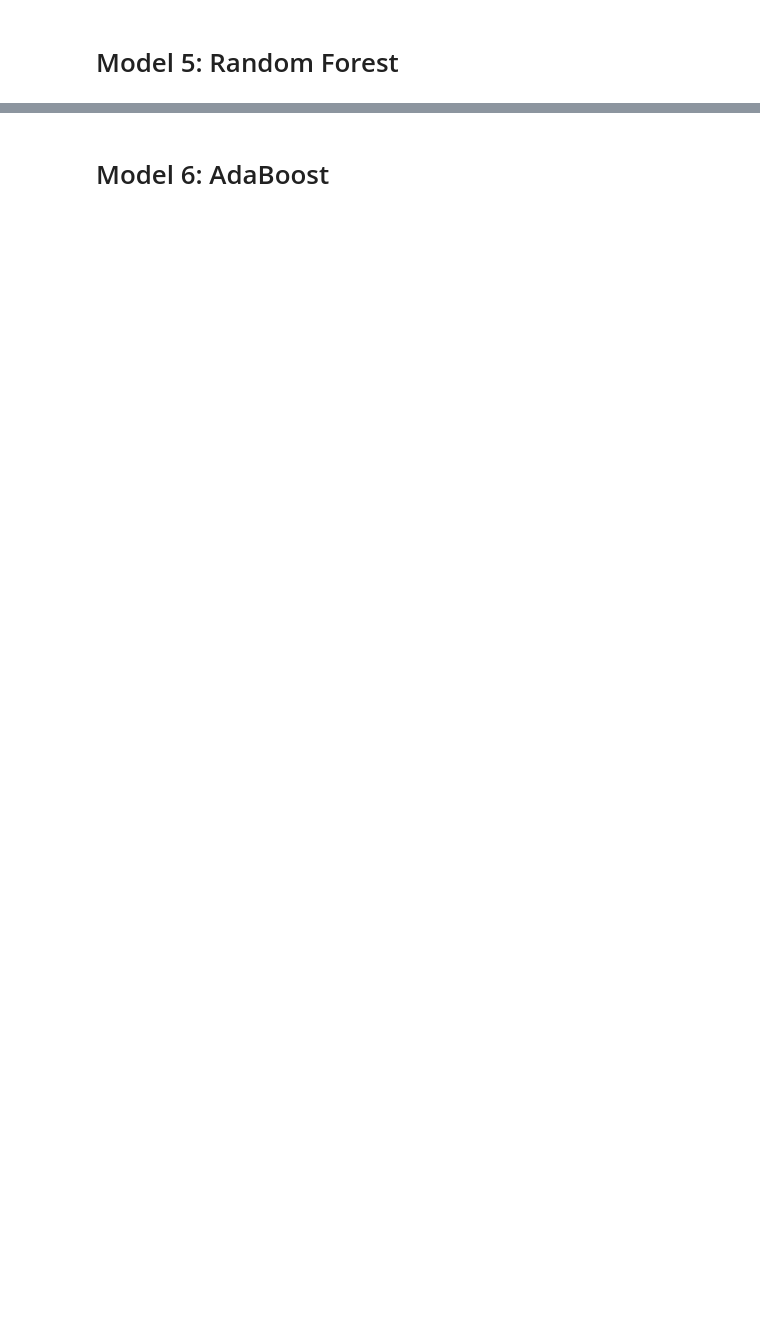
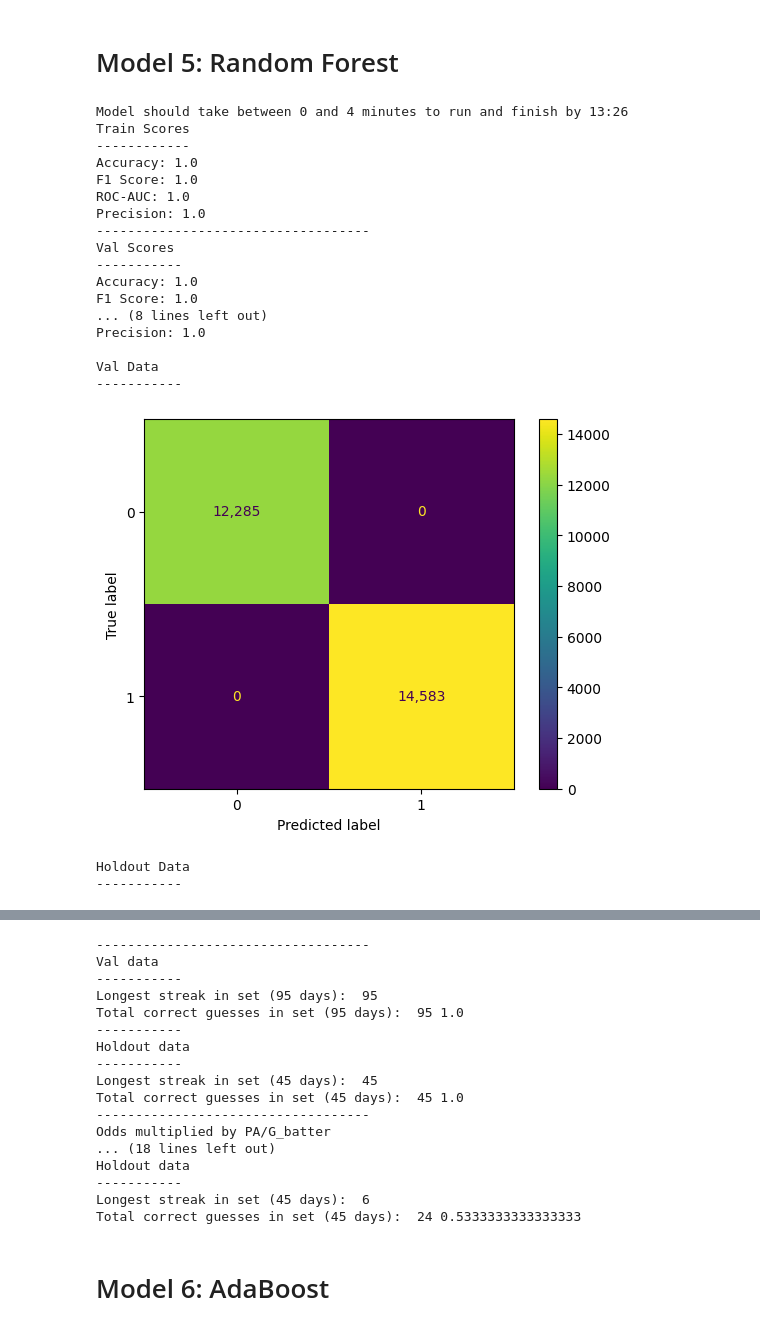
Before and after one commit to stone-ericm/MLB_counting_to_57_hits, a Jupyter notebook: master.ipynb, the cells around one changed output, grey strips where cells are left out. Drawn from its saved outputs; the diff is of its cells as text; code cells hidden in the pictures; blank space fills up the shorter version.

```diff
--- a/master.ipynb
+++ b/master.ipynb
@@ -1205,4 +1667,4 @@ clf = Pipeline(steps=[
     ('logreg', logreg)
 ])
 
-run_model(clf, X_train, X_val, y_train, y_val, test_df)
+run_model(clf, X_train, X_val, y_train, y_val, holdout, names=names)
@@ -1220,5 +1684,5 @@ clf = Pipeline(steps=[
 ])
 
 
-run_model(clf, X_train, X_val, y_train, y_val, test_df)
+run_model(clf, X_train, X_val, y_train, y_val, holdout)
 # %% [markdown]
@@ -1234,4 +1698,4 @@ clf = Pipeline(steps=[
 ])
 
 
-run_model(clf, X_train, X_val, y_train, y_val, test_df)
+run_model(clf, X_train, X_val, y_train, y_val, holdout)
@@ -1238,13 +1704,46 @@ run_model(clf, X_train, X_val, y_train, y_val, test_df)
+# %%
+start = datetime.now()
+
+knn = KNeighborsClassifier(n_neighbors=3, n_jobs=-1)
+
+clf = Pipeline(steps=[
+    ('preprocessor', preprocessor),
+    ('knn', knn)
+])
+
+
+run_model(clf, X_train, X_val, y_train, y_val, holdout)
 # %% [markdown]
 # Model 5: Random Forest
 # %%
 start = datetime.now()
 
 rfc = RandomForestClassifier(n_jobs=-1)
 
 clf = Pipeline(steps=[
     ('preprocessor', preprocessor),
     ('rfc', rfc)
 ])
 
-run_model(clf, X_train, X_val, y_train, y_val, test_df)
+run_model(clf, X_train, X_val, y_train, y_val, holdout)
+# %% [output]
+Model should take between 0 and 4 minutes to run and finish by 13:26
+Train Scores
+------------
+Accuracy: 1.0
+F1 Score: 1.0
+ROC-AUC: 1.0
+Precision: 1.0
+-----------------------------------
+Val Scores
+-----------
+Accuracy: 1.0
+F1 Score: 1.0
+... (8 lines left out)
+Precision: 1.0
+
+Val Data
+-----------
+[figure, added]
+Holdout Data
+-----------
@@ -1251,3 +1752,20 @@ run_model(clf, X_train, X_val, y_train, y_val, test_df)
+-----------------------------------
+Val data
+-----------
+Longest streak in set (95 days):  95
+Total correct guesses in set (95 days):  95 1.0
+-----------
+Holdout data
+-----------
+Longest streak in set (45 days):  45
+Total correct guesses in set (45 days):  45 1.0
+-----------------------------------
+Odds multiplied by PA/G_batter
+... (18 lines left out)
+Holdout data
+-----------
+Longest streak in set (45 days):  6
+Total correct guesses in set (45 days):  24 0.5333333333333333
 # %% [markdown]
 # Model 6: AdaBoost
 # %%
```
Also changed, not shown: parts of 100 cells of this notebook, 6 other files.
